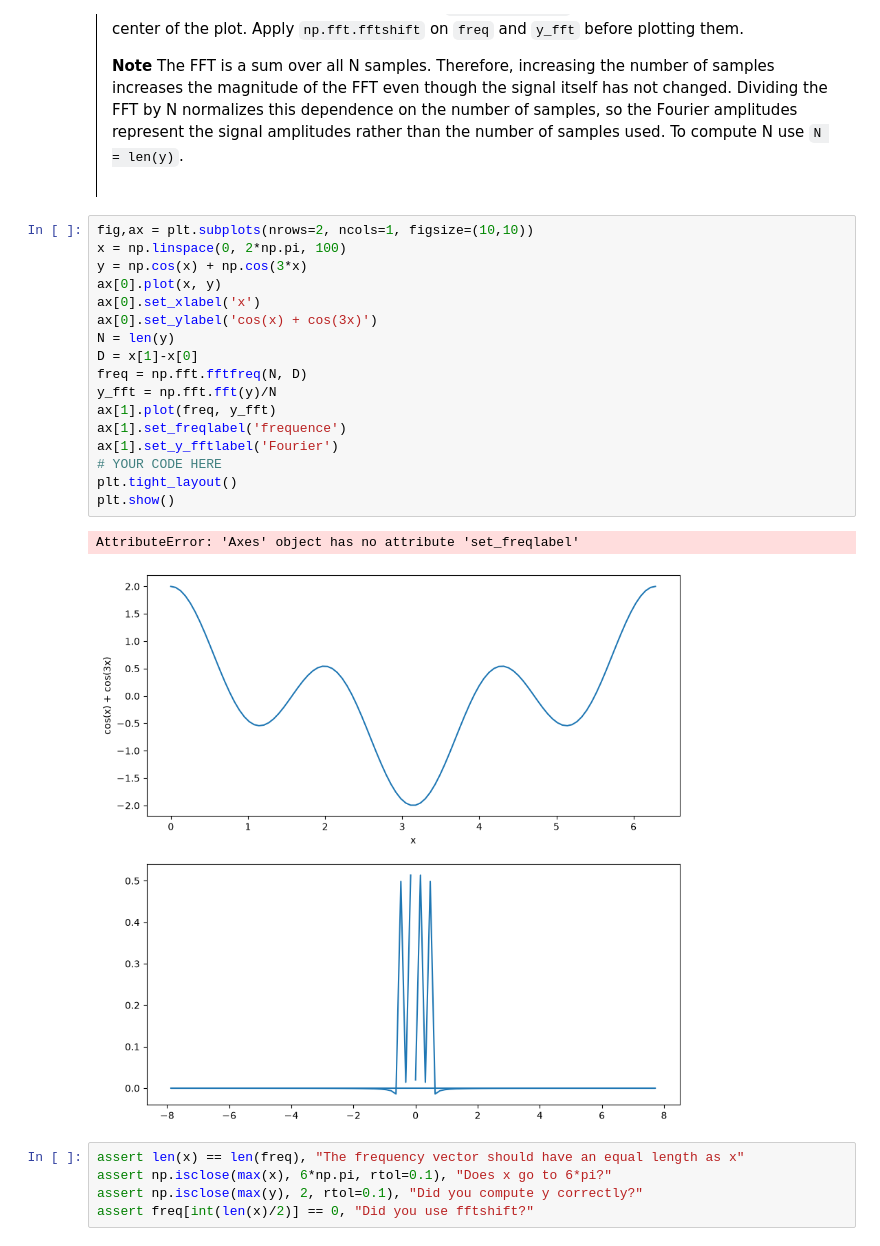
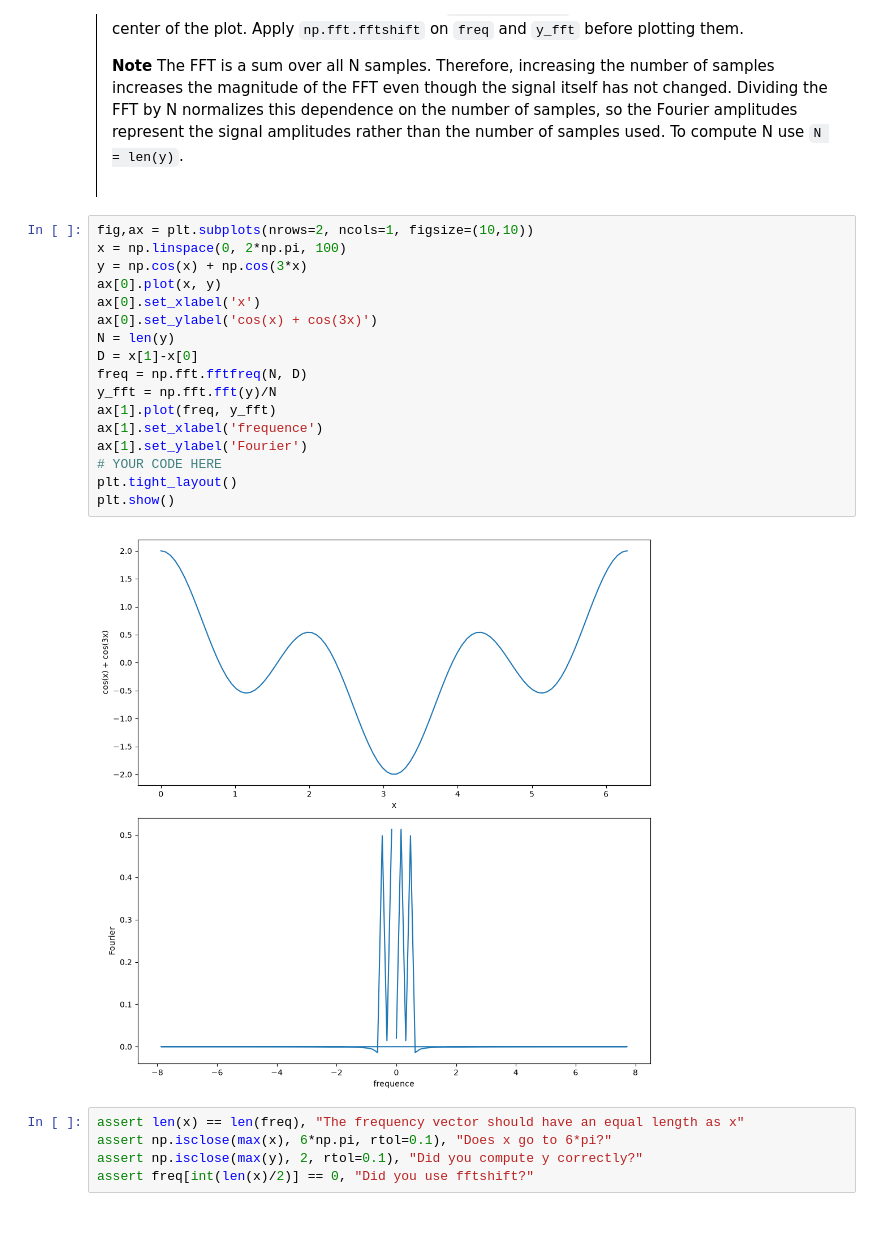
Before and after one commit to Hadain183/MV2627_Exercises, a Jupyter notebook: Session1_Introduction/session1_introduction.ipynb, the cells around one changed output. Drawn from its saved outputs; the diff is of its cells as text.

```diff
--- a/Session1_Introduction/session1_introduction.ipynb
+++ b/Session1_Introduction/session1_introduction.ipynb
@@ -615,23 +615,22 @@ Save the value of fftfreq in a variable `freq` and the value of fft in a variabl
 # %%
 fig,ax = plt.subplots(nrows=2, ncols=1, figsize=(10,10))
 x = np.linspace(0, 2*np.pi, 100)
 y = np.cos(x) + np.cos(3*x)
 ax[0].plot(x, y)
 ax[0].set_xlabel('x')
 ax[0].set_ylabel('cos(x) + cos(3x)')
 N = len(y)
 D = x[1]-x[0]
 freq = np.fft.fftfreq(N, D)
 y_fft = np.fft.fft(y)/N
 ax[1].plot(freq, y_fft)
-ax[1].set_freqlabel('frequence')
-ax[1].set_y_fftlabel('Fourier')
+ax[1].set_xlabel('frequence')
+ax[1].set_ylabel('Fourier')
 # YOUR CODE HERE
 plt.tight_layout()
 plt.show()
 # %% [output]
-AttributeError: 'Axes' object has no attribute 'set_freqlabel'
-[figure, old version]
+[figure, new version]
 # %%
 assert len(x) == len(freq), "The frequency vector should have an equal length as x"
 assert np.isclose(max(x), 6*np.pi, rtol=0.1), "Does x go to 6*pi?"
```
Also changed, not shown: parts of 1 cell of this notebook.
